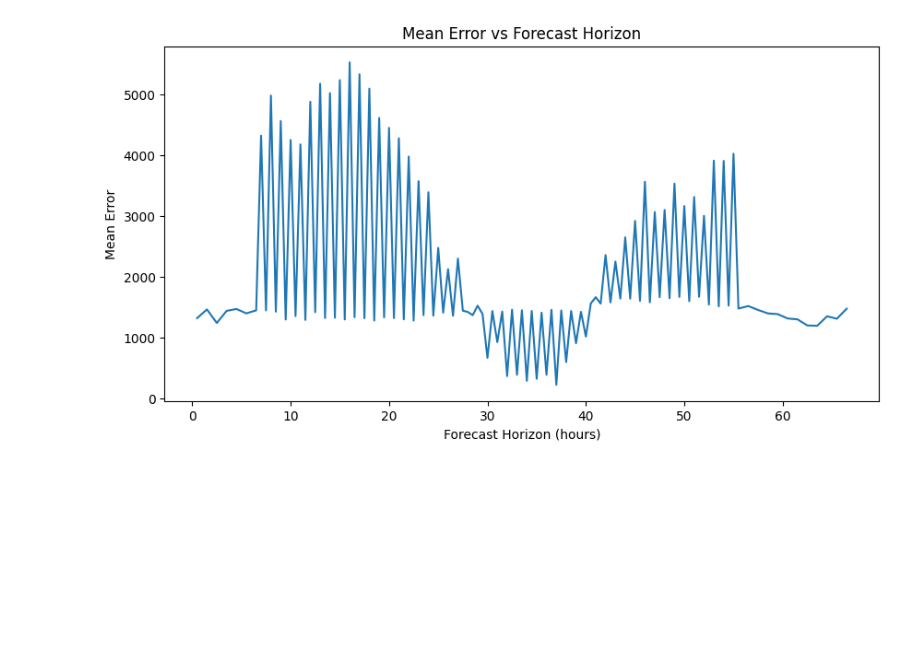
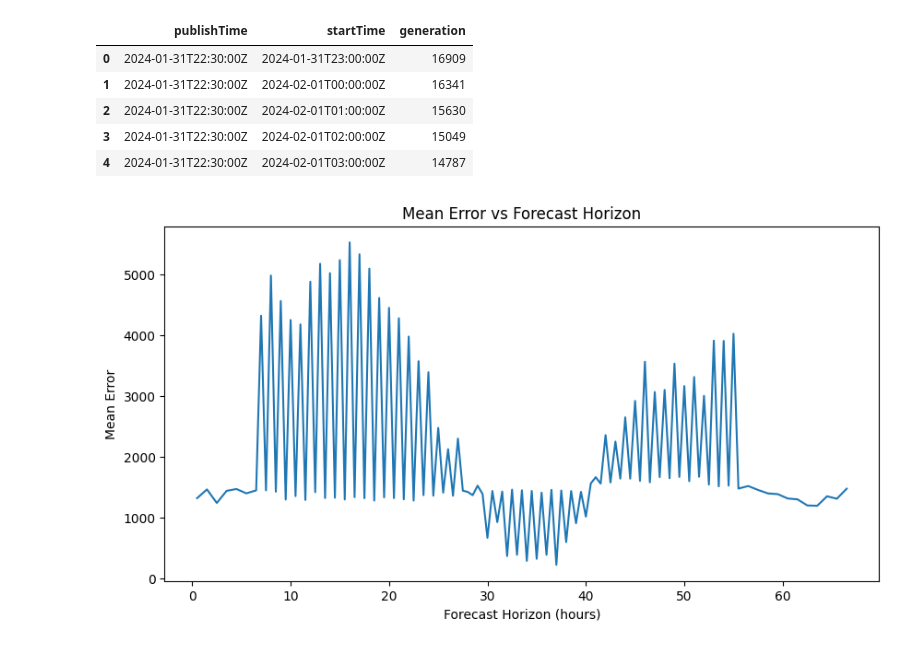
Before and after one commit to R1shA3h/Wind-forcast, a Jupyter notebook: error_analysis.ipynb, the cells around one changed output. Drawn from its saved outputs; the diff is of its cells as text; code cells hidden in the pictures; blank space fills up the shorter version.

```diff
--- a/error_analysis.ipynb
+++ b/error_analysis.ipynb
@@ -18,3 +21,12 @@ forecast_df = pd.read_json('D:/Forecast/wind-forecast/data/WINDFORCAST.json')
+# %%
+forecast_df.head()
+# %% [output]
+|  | publishTime | startTime | generation |
+| 0 | 2024-01-31T22:30:00Z | 2024-01-31T23:00:00Z | 16909 |
+| 1 | 2024-01-31T22:30:00Z | 2024-02-01T00:00:00Z | 16341 |
+| 2 | 2024-01-31T22:30:00Z | 2024-02-01T01:00:00Z | 15630 |
+| 3 | 2024-01-31T22:30:00Z | 2024-02-01T02:00:00Z | 15049 |
+| 4 | 2024-01-31T22:30:00Z | 2024-02-01T03:00:00Z | 14787 |
 # %%
 actual_df['startTime'] = pd.to_datetime(actual_df['startTime'])
 forecast_df['publishTime'] = pd.to_datetime(forecast_df['publishTime'])
```
Also changed, not shown: parts of 8 cells of this notebook.
